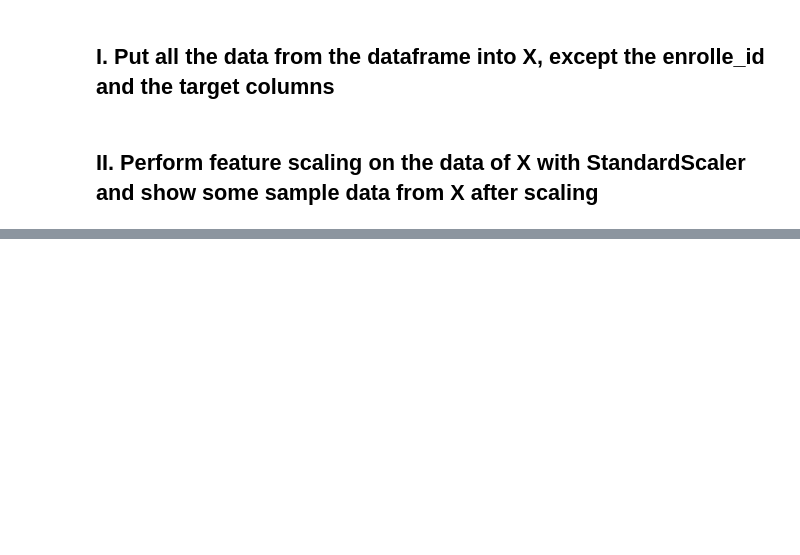
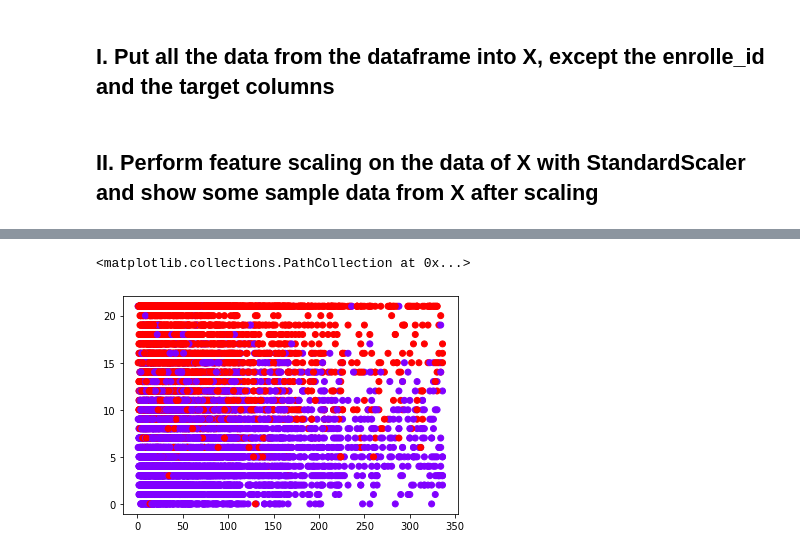
Before and after one commit to jmazor/Machine_A4, a Jupyter notebook: Mazor_Justin_A4.ipynb, the cells around one changed output, grey strips where cells are left out. Cells and saved outputs as stored; diff of their text form; code cells hidden in the pictures; blank space fills up the shorter version.

```diff
--- a/Mazor_Justin_A4.ipynb
+++ b/Mazor_Justin_A4.ipynb
@@ -104,0 +204,2 @@ ValueError: a must be 1-dimensional
+# %%
+df['cluster_label'] = kmeans.labels_
@@ -104,0 +208,3 @@ ValueError: a must be 1-dimensional
+# %%
+df = df.astype({'target': int})
+df.rename(columns = {'target':'target_int'}, inplace = True)
@@ -104,0 +289,5 @@ ValueError: a must be 1-dimensional
+# %%
+plt.scatter(df['training_hours'],df['experience'],c=df['cluster_label'],cmap='rainbow')
+# %% [output]
+<matplotlib.collections.PathCollection at 0x...>
+[figure, added]
```
Also changed, not shown: parts of 34 cells of this notebook.
